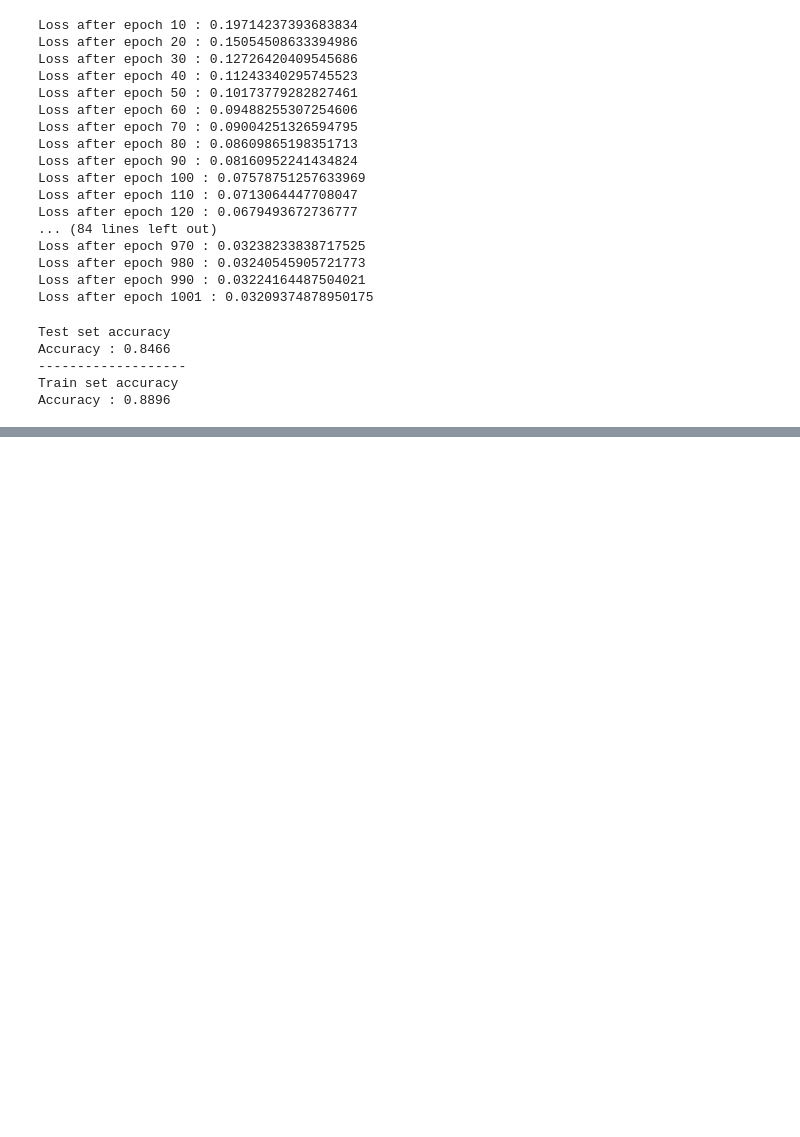
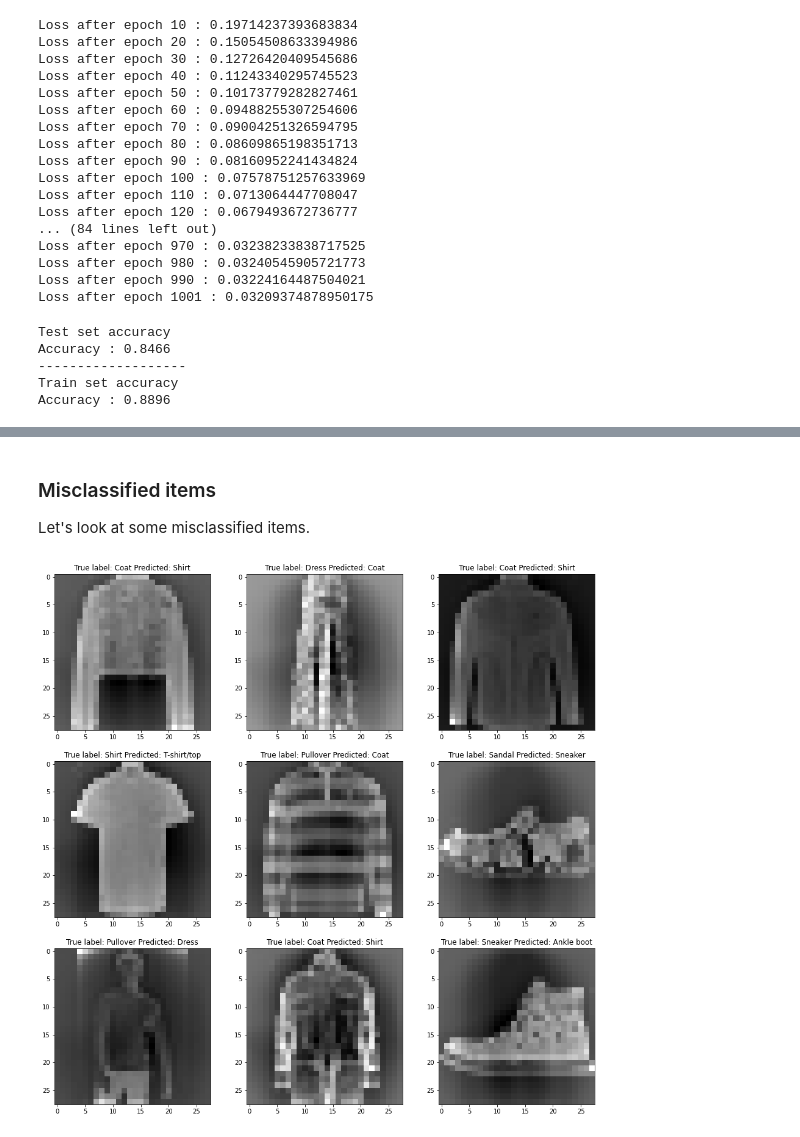
Before and after one commit to Baraa42/Elalami-Skakova-INM702-Coursework, a Jupyter notebook: Task3/NeuralNetwork Code.ipynb, the cells around one changed output, grey strips where cells are left out. Drawn from its saved outputs; the diff is of its cells as text; code cells hidden in the pictures; blank space fills up the shorter version.

```diff
--- a/Task3/NeuralNetwork Code.ipynb
+++ b/Task3/NeuralNetwork Code.ipynb
@@ -2210,0 +2146,12 @@ Accuracy : 0.8582666666666666
+# %%
+# Label mapping
+labels = '''T-shirt/top
+Trouser
+Pullover
+Dress
+Coat
+Sandal
+Shirt
+Sneaker
+Bag
+Ankle boot'''.split("\n")
@@ -2210,0 +2174,3 @@ Accuracy : 0.8582666666666666
+# %%
+for i in range(len(labels)):
+    print(f'Category {i} is : {labels[i]}')
@@ -2210,0 +2197,19 @@ Accuracy : 0.8582666666666666
+# %% [markdown]
+### Misclassified items
+
+Let's look at some misclassified items.
+# %%
+# img to display
+img = X_test.reshape(-1,28,28)
+# Show some misclassified examples
+misclassified_idx = np.where(y_pred != y_test)[0]
+figure = plt.figure(figsize=(16,16))
+cols, rows = 3, 3
+for k in range(1, cols*rows+1):
+    i = np.random.choice(misclassified_idx)
+    figure.add_subplot(rows, cols, k)
+    plt.title("True label: %s Predicted: %s" % (labels[y_test[i]], labels[y_pred[i]]));
+    plt.imshow(img[i], cmap='gray')
+plt.show()
+# %% [output]
+[figure, added]
```
Also changed, not shown: parts of 72 cells of this notebook, 2 other files.
